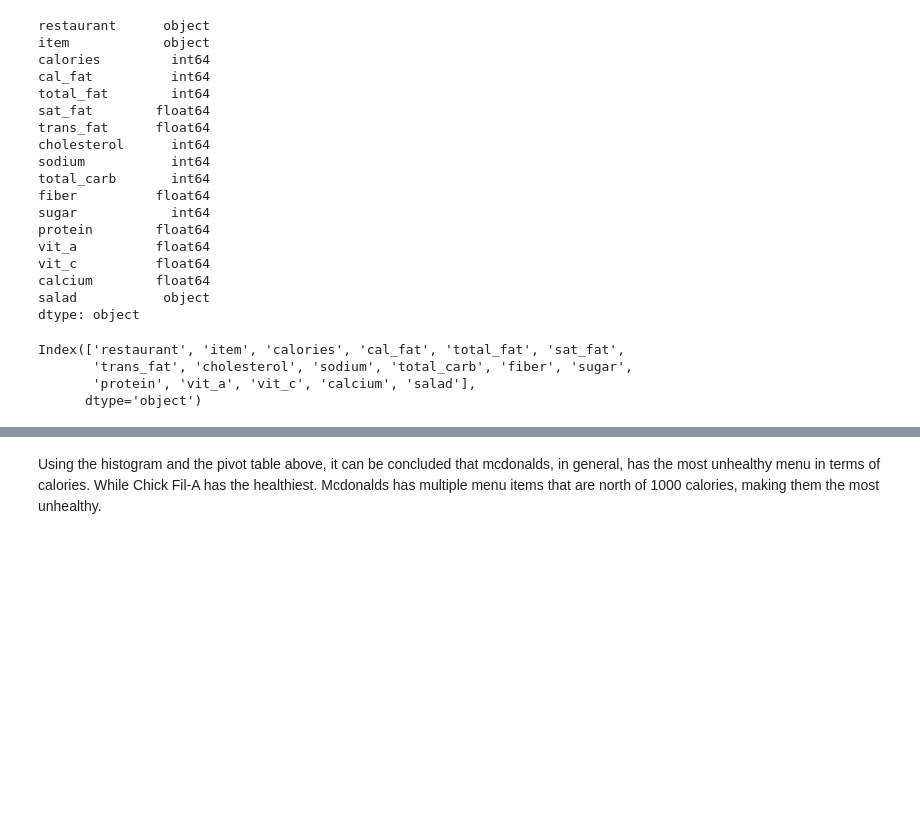
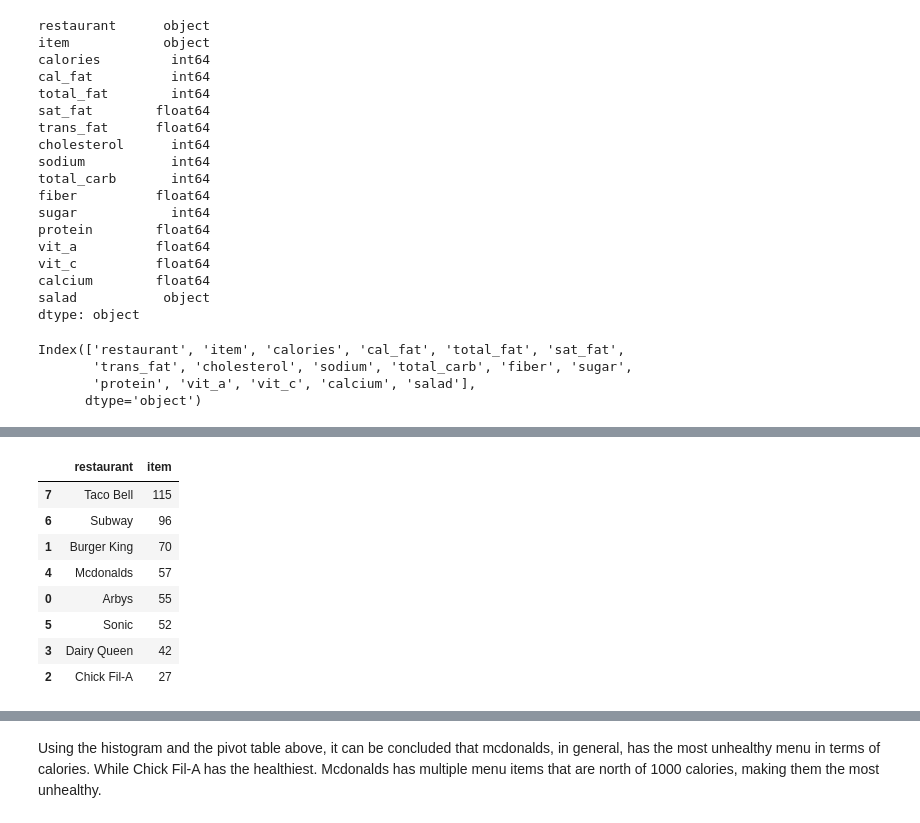
Before and after one commit to jsedlock/Fast-Food-Items, a Jupyter notebook: Analysis.ipynb, the cells around one changed output, grey strips where cells are left out. Drawn from its saved outputs; the diff is of its cells as text; code cells hidden in the pictures; blank space fills up the shorter version.

```diff
--- a/Analysis.ipynb
+++ b/Analysis.ipynb
@@ -71,6 +74,19 @@ Sonic           53
 Dairy Queen     42
 Chick Fil-A     27
 Name: restaurant, dtype: int64
+# %%
+num_of_items = data_import.groupby(['restaurant'])['item'].count().reset_index().sort_values('item', ascending= False)
+num_of_items
+# %% [output]
+|  | restaurant | item |
+| 7 | Taco Bell | 115 |
+| 6 | Subway | 96 |
+| 1 | Burger King | 70 |
+| 4 | Mcdonalds | 57 |
+| 0 | Arbys | 55 |
+| 5 | Sonic | 52 |
+| 3 | Dairy Queen | 42 |
+| 2 | Chick Fil-A | 27 |
 # %%
 # Lets plot a distribution of calories with for each restaurant
 
```
Also changed, not shown: parts of 14 cells of this notebook.
